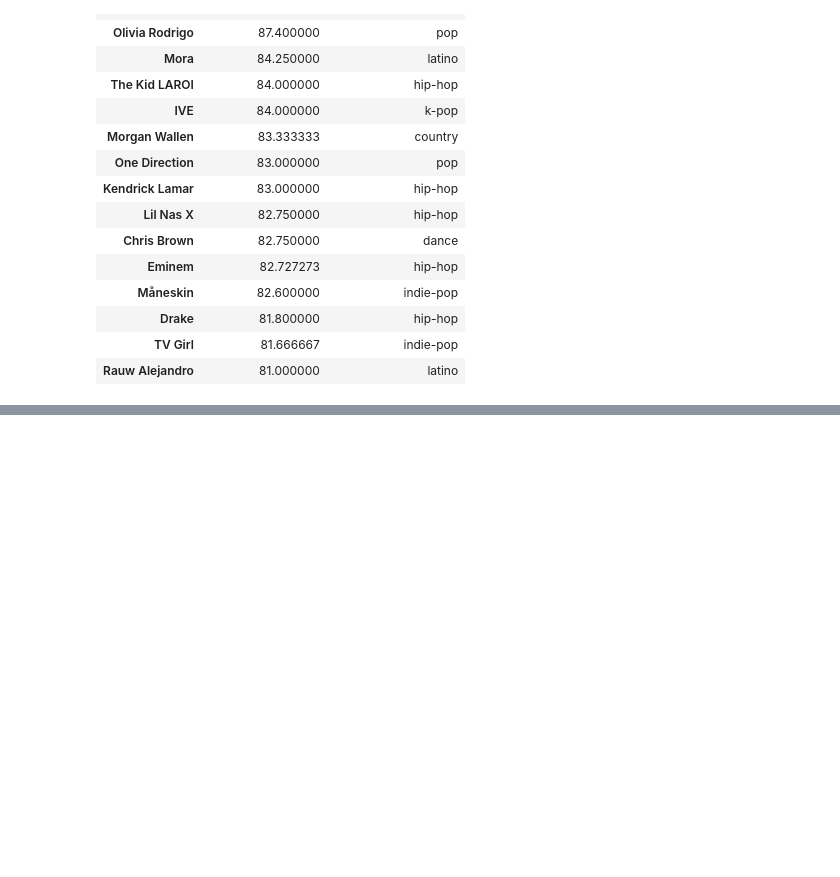
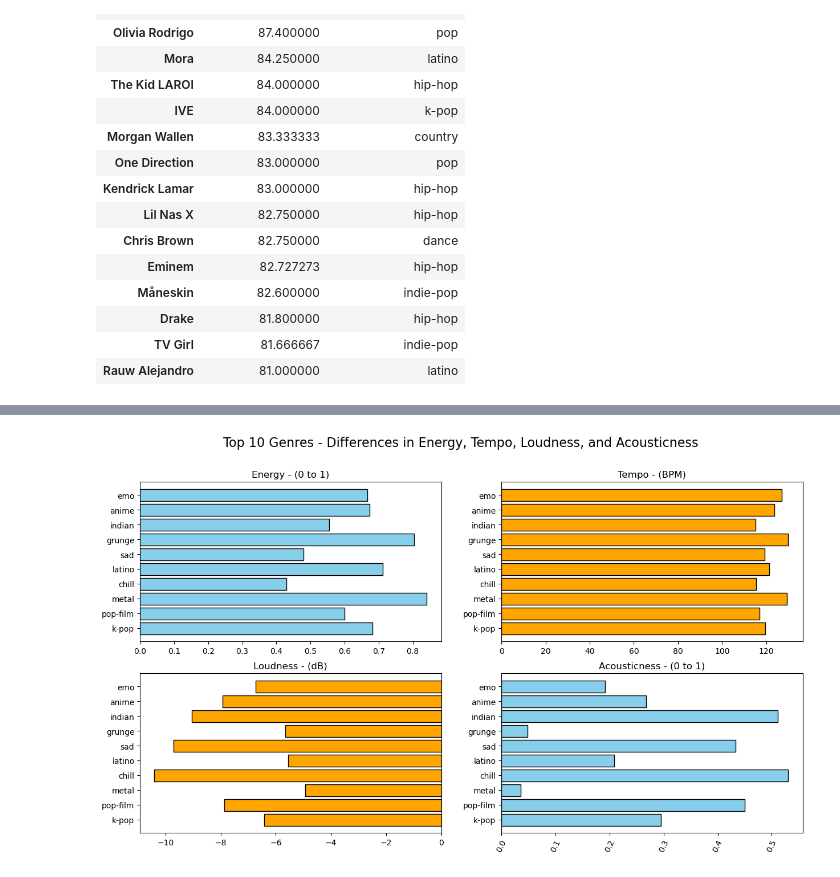
Before and after one commit to valter-barros/spotify_project, a Jupyter notebook: spotify_project.ipynb, the cells around one changed output, grey strips where cells are left out. Cells and saved outputs as stored; diff of their text form; code cells hidden in the pictures; blank space fills up the shorter version.

```diff
--- a/spotify_project.ipynb
+++ b/spotify_project.ipynb
@@ -197,0 +199,29 @@ plt.show()
+# %%
+top_genres_features=  spot_df.groupby('track_genre').agg({'popularity': 'mean',
+                                                           'energy': 'mean',
+                                                           'tempo': 'mean',
+                                                           'loudness': 'mean',
+                                                           'acousticness': 'mean'
+                                                           }).sort_values(by='popularity', ascending=False).head(10)
+
+fig, axes = plt.subplots(2, 2, figsize=(15, 8))
+
+axes[0, 0].barh(top_genres_features.index, top_genres_features['energy'], edgecolor='black', color='skyblue')
+axes[0, 0].set_title('Energy - (0 to 1)')
+
+axes[0, 1].barh(top_genres_features.index, top_genres_features['tempo'], edgecolor='black', color='orange')
+axes[0, 1].set_title('Tempo - (BPM)')
+
+axes[1, 0].barh(top_genres_features.index, top_genres_features['loudness'], edgecolor='black', color='orange')
+axes[1, 0].set_title('Loudness - (dB)')
+
+axes[1, 1].barh(top_genres_features.index, top_genres_features['acousticness'], edgecolor='black', color='skyblue')
+axes[1, 1].set_title('Acousticness - (0 to 1)')
+
+plt.suptitle('Top 10 Genres - Differences in Energy, Tempo, Loudness, and Acousticness', fontsize=16)
+
+plt.xticks(rotation=65)
+
+plt.show()
+# %% [output]
+[figure, added]
```
Also changed, not shown: parts of 2 cells of this notebook.
